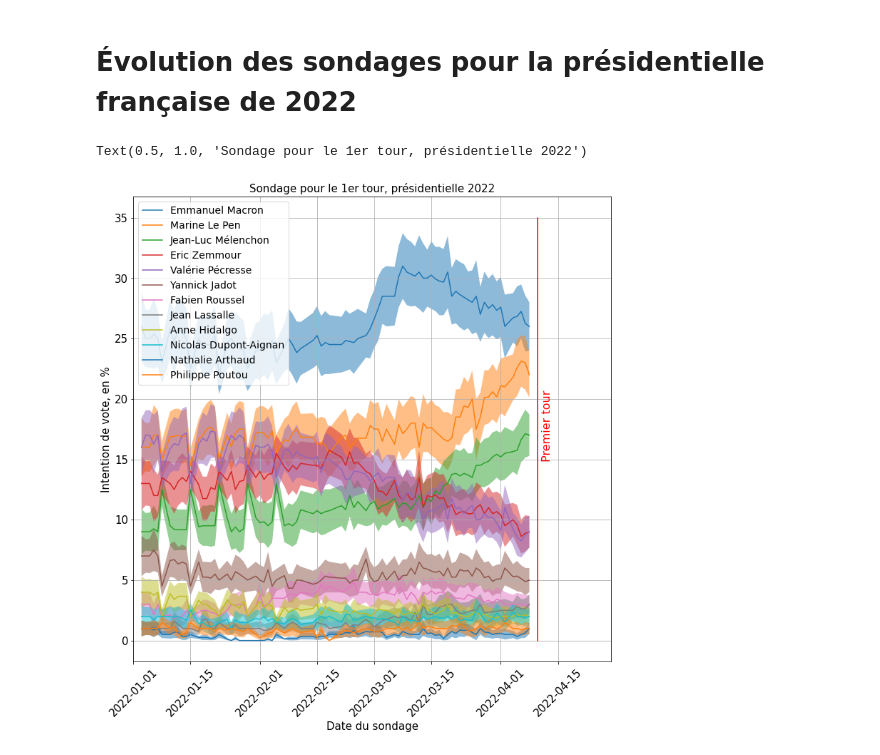
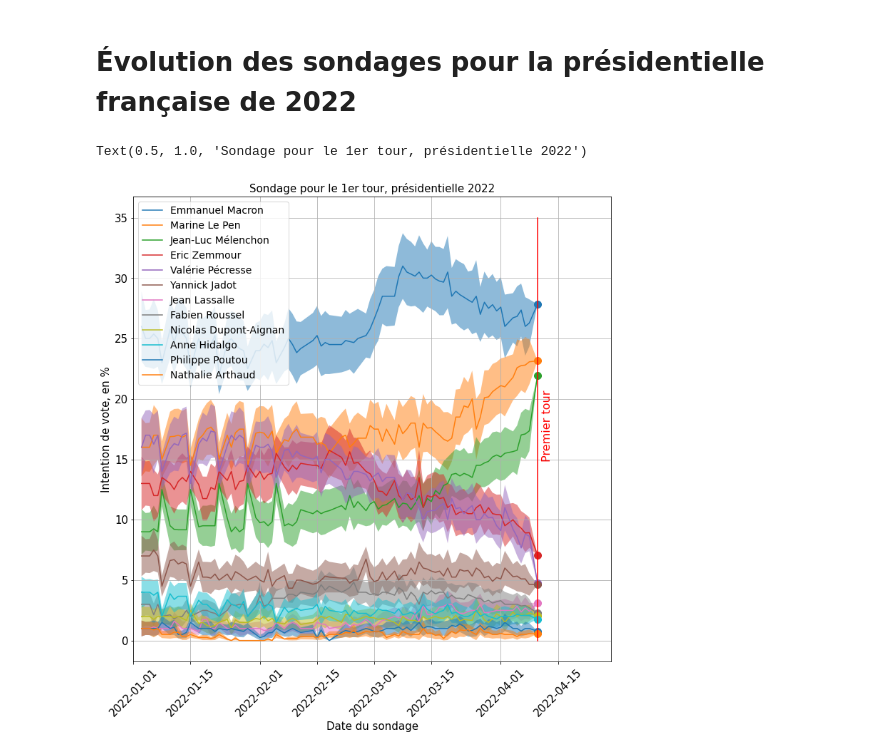
Before and after one commit to tjbtjbtjb/Vrac, a Jupyter notebook: SondagesPresidentielle2022.ipynb, the cells around one changed output. Cells and saved outputs as stored; diff of their text form; code cells hidden in the pictures.

Commit message:
apres premier tour

```diff
--- a/SondagesPresidentielle2022.ipynb
+++ b/SondagesPresidentielle2022.ipynb
@@ -7,7 +7,31 @@ z=pd.read_csv("https://github.com/nsppolls/nsppolls/raw/master/presidentielle.cs
 
 liste_retenue=['Anne Hidalgo', 'Emmanuel Macron','Eric Zemmour', 'Fabien Roussel', 'Jean Lassalle','Jean-Luc Mélenchon', 'Marine Le Pen','Nathalie Arthaud', 'Nicolas Dupont-Aignan', 'Philippe Poutou', 'Valérie Pécresse', 'Yannick Jadot']
 
+z=z[z.id!='20220410_0410_elb'] # contient un bug
+
 z["date"]=pd.to_datetime(z.fin_enquete)
+# %%
+# Resultats finaux premier tour
+date_scrutin_1=datetime.datetime(2022,4,10)
+
+# source : https://www.resultats-elections.interieur.gouv.fr/presidentielle-2022/FE.html
+premier_tour={'Emmanuel Macron':      27.84,
+              'Marine Le Pen':        23.15,
+              'Jean-Luc Mélenchon':   21.95,
+              'Eric Zemmour':          7.07,
+              'Valérie Pécresse':      4.78,
+              'Yannick Jadot':         4.63,
+              'Jean Lassalle':         3.13,
+              'Fabien Roussel':        2.28,
+              'Nicolas Dupont-Aignan': 2.06,
+              'Anne Hidalgo':          1.75,
+              'Philippe Poutou':       0.77,
+              'Nathalie Arthaud':      0.56,
+             }
+
+res1=pd.DataFrame()
+for k,v in premier_tour.items():
+    res1=res1.append(pd.DataFrame([{'candidat':k,'tour':'Premier tour','erreur_sup':v,'erreur_inf':v,'intentions':v,'date':date_scrutin_1}]))
 # %%
 import matplotlib.pyplot as plt
 plt.rc('font', size=12)
@@ -21,43 +45,45 @@ plt.rc('figure', titlesize=20)  # fontsize of the figure title
 fig, ax = plt.subplots(figsize=(12,12))
 plt.xticks(rotation=45)
 
+z=z.append(res1)
+
 z1=z[(z.tour=="Premier tour") & (z.candidat.isin(liste_retenue))][["date","candidat","intentions","erreur_inf","erreur_sup"]]
 z1=pd.pivot_table(z1, index=['date'], columns='candidat', values=["intentions","erreur_inf","erreur_sup"]) # mise en forme
 z1=z1.reset_index()
 z1=z1[z1.date>datetime.datetime(2022,1,1)].set_index("date")
 
-z1['tot']=z1.sum(axis=1)
+#z1['tot']=z1.sum(axis=1)
 # renormalisation pour les seuls retenus
 #for c in z1.columns:
 #    if c=='tot':
 #        continue
 #    z1[c]=z1[c]/z1.tot*100
 
 liste_ordonnee=list(z1[z1.index==z1.index.max()].intentions.transpose().sort_values(by=z1.index.max(),ascending=False).index)
 
 for qui in liste_ordonnee:
     val=z1.loc[:,('intentions',qui)]
     vmin=z1.loc[:,('erreur_inf',qui)]
     vmax=z1.loc[:,('erreur_sup',qui)]
     ax.plot(z1.index,val,label=qui)
+    ax.plot(z1.index[-1],val[-1], marker=".", markersize=20,color=plt.gca().lines[-1].get_color())
     ax.fill_between(z1.index, vmin,vmax,alpha=0.5)#, where=None, interpolate=False, step=None, *, data=None,
 
 ax.legend(loc='upper left')
 ax.set_xlim(datetime.datetime(2022,1,1),datetime.datetime(2022,4,28))
-date_scrutin=datetime.datetime(2022,4,10)
 #maxn2=z2[z1.columns[0]].max()
 #minn2=z2[z1.columns[0]].min()
-ax.plot([date_scrutin,date_scrutin],[0,35],'r-')
-ax.text(date_scrutin+datetime.timedelta(days=1),15,'Premier tour',rotation='vertical',color='red',fontsize=16)
+ax.plot([date_scrutin_1,date_scrutin_1],[0,35],'r-')
+ax.text(date_scrutin_1+datetime.timedelta(days=1),15,'Premier tour',rotation='vertical',color='red',fontsize=16)
 
 ax.grid()
 ax.set_ylabel('Intention de vote, en %')
 ax.set_xlabel('Date du sondage')
 
 ax.set_title('Sondage pour le 1er tour, présidentielle 2022')
 # %% [output]
 Text(0.5, 1.0, 'Sondage pour le 1er tour, présidentielle 2022')
-[figure, old version]
+[figure, new version]
 # %%
 import matplotlib.pyplot as plt
 plt.rc('font', size=12)
```
Also changed, not shown: parts of 2 cells of this notebook.
